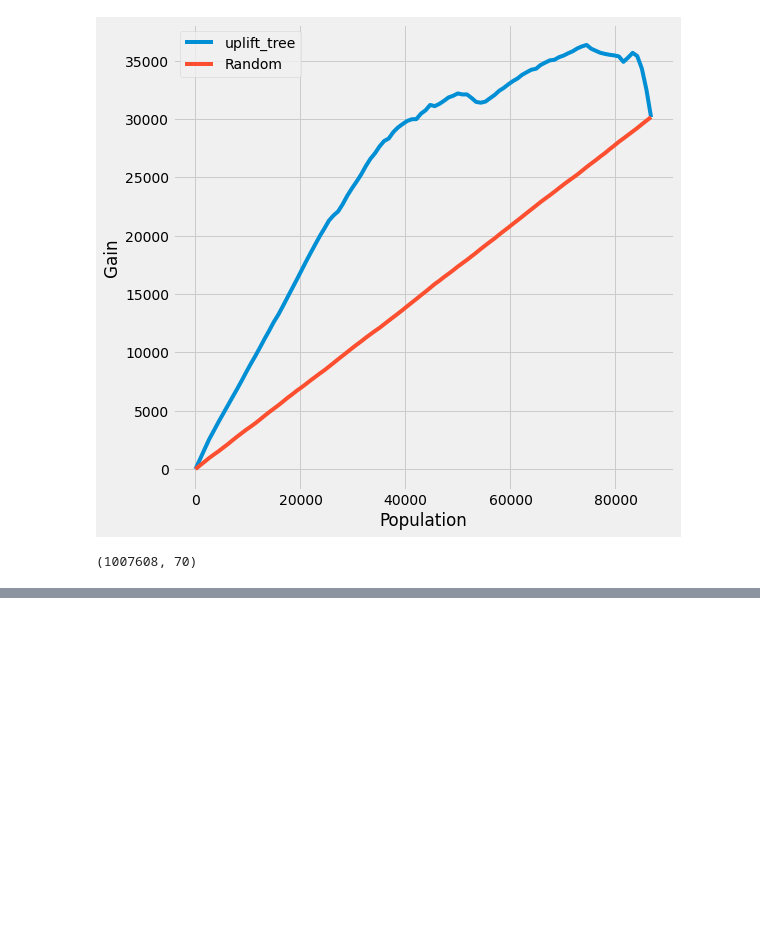
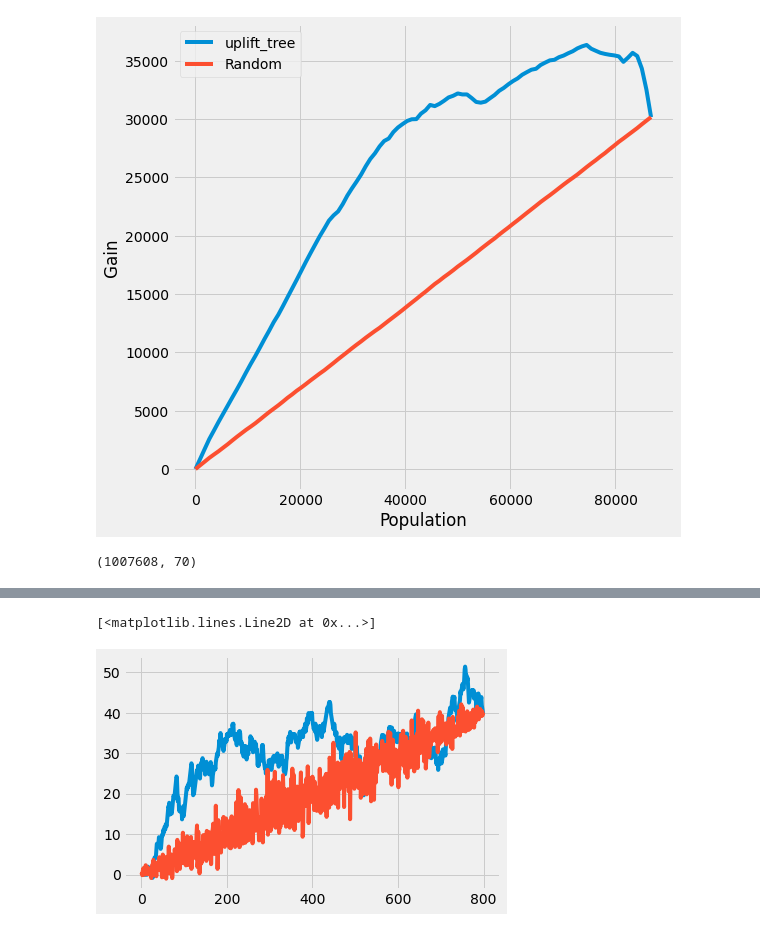
Before and after one commit to Funnyeah/personal, a Jupyter notebook: tools/python_package/CasualML/demo.ipynb, the cells around one changed output, grey strips where cells are left out. Saved outputs shown, nothing was run; the diff lists cells and outputs as text; code cells hidden in the pictures; blank space fills up the shorter version.

```diff
--- a/tools/python_package/CasualML/demo.ipynb
+++ b/tools/python_package/CasualML/demo.ipynb
@@ -181,0 +223,4 @@ combine.shape
+# %%
+# 组装数据
+combine = pd.concat([df_test.reset_index(drop=True),df_res],axis=1)
+combine.head()
@@ -181,0 +254,4 @@ combine.shape
+# %%
+# 由大到小排序
+combine = combine.sort_values('max_prob',ascending=False).reset_index(drop=True)
+combine.head()
@@ -181,0 +266,36 @@ combine.shape
+# %%
+# 计算auuc
+def get_auuc(tmp):
+
+    total = len(tmp)
+    control_num = len(tmp[tmp.treatment_group_key=='control'])
+    control_num_auto = len(tmp[(tmp.treatment_group_key=='control') & (tmp.conversion==1)])
+    treatment_num = len(tmp[(tmp.treatment_group_key !='control')])
+    treatment_num_auto = len(tmp[(tmp.treatment_group_key !='control') & (tmp.conversion==1)])
+    t = 0 if treatment_num==0 else treatment_num_auto/treatment_num
+    c = 0 if control_num==0 else control_num_auto/control_num
+
+    # print(len(control_num_auto),len(control_num))
+    # print(len(treatment_num_auto),len(treatment_num) )
+    return (t-c)*total
+# 实验结果曲线
+end = []
+for i in range(800):
+    score = get_auuc(combine.loc[:i,:])
+    end.append([i,score])
+# %%
+# 随机排序20次平均对照曲线
+end2 = []
+for i in range(800):
+    score = 0
+    for j in range(20):
+        score += get_auuc(combine.sample(i))
+    end2.append([i,score/20])
+# %%
+# 可视化
+import matplotlib.pyplot as plt
+plt.plot(list(zip(*end))[0],list(zip(*end))[1])
+plt.plot(list(zip(*end2))[0],list(zip(*end2))[1])
+# %% [output]
+[<matplotlib.lines.Line2D at 0x...>]
+[figure, added]
```
Also changed, not shown: parts of 12 cells of this notebook, 38 other files.
